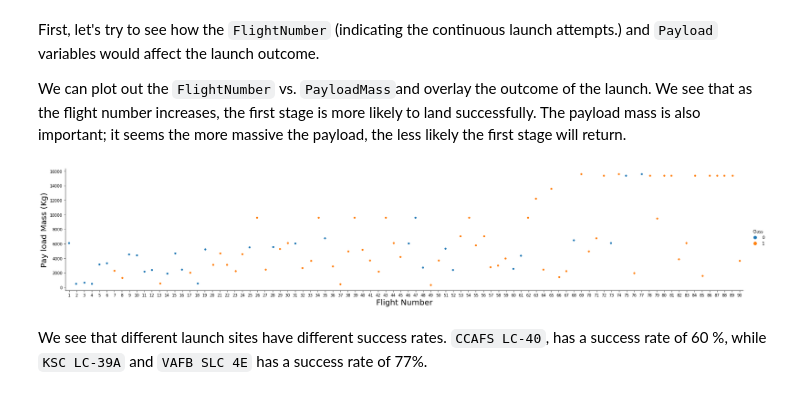
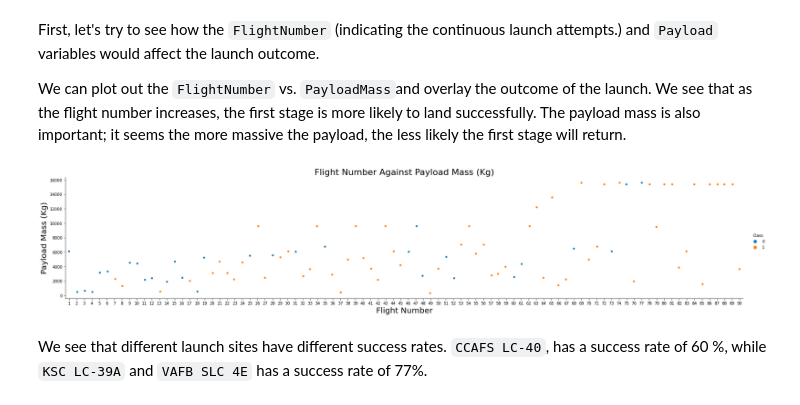
Before and after one commit to fadhilrezam/applied_data_science_capstone, a Jupyter notebook: jupyter-labs-eda-dataviz.ipynb, the cells around one changed output. Saved outputs shown, nothing was run; the diff lists cells and outputs as text; code cells hidden in the pictures.

```diff
--- a/jupyter-labs-eda-dataviz.ipynb
+++ b/jupyter-labs-eda-dataviz.ipynb
@@ -70,12 +70,13 @@ First, let's try to see how the `FlightNumber` (indicating the continuous launch
 
 We can plot out the <code>FlightNumber</code> vs. <code>PayloadMass</code>and overlay the outcome of the launch. We see that as the flight number increases, the first stage is more likely to land successfully. The payload mass is also important; it seems the more massive the payload, the less likely the first stage will return.
 # %%
-sns.catplot(y="PayloadMass", x="FlightNumber", hue="Class", data=df, aspect = 5)
+sns.catplot(x="FlightNumber", y="PayloadMass", hue="Class", data=df, aspect = 5)
 plt.xlabel("Flight Number",fontsize=20)
-plt.ylabel("Pay load Mass (Kg)",fontsize=20)
+plt.ylabel("Payload Mass (Kg)",fontsize=20)
+plt.title('Flight Number Against Payload Mass (Kg)', fontsize = 22)
 plt.show()
 # %% [output]
-[figure, old version]
+[figure, new version]
 # %% [markdown]
 We see that different launch sites have different success rates.  <code>CCAFS LC-40</code>, has a success rate of 60 %, while  <code>KSC LC-39A</code> and <code>VAFB SLC 4E</code> has a success rate of 77%.
 # %% [markdown]
```
Also changed, not shown: parts of 5 cells of this notebook, 18 other files.
